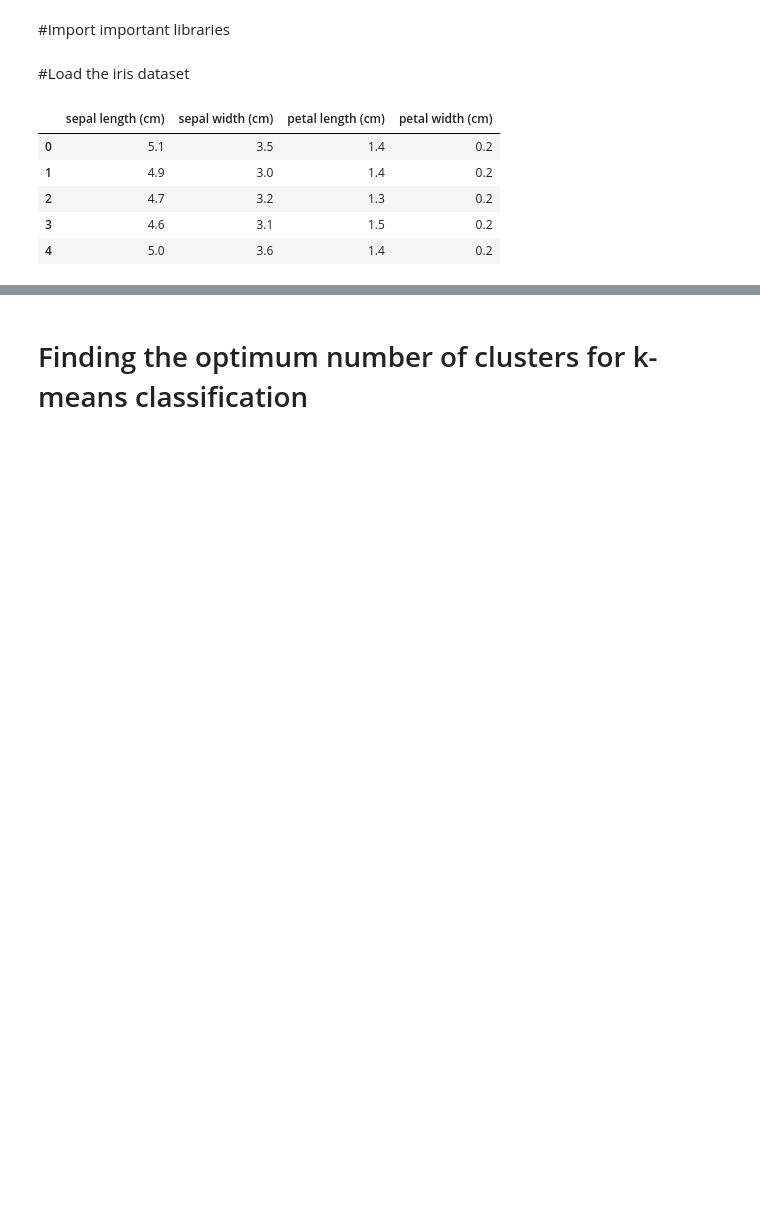
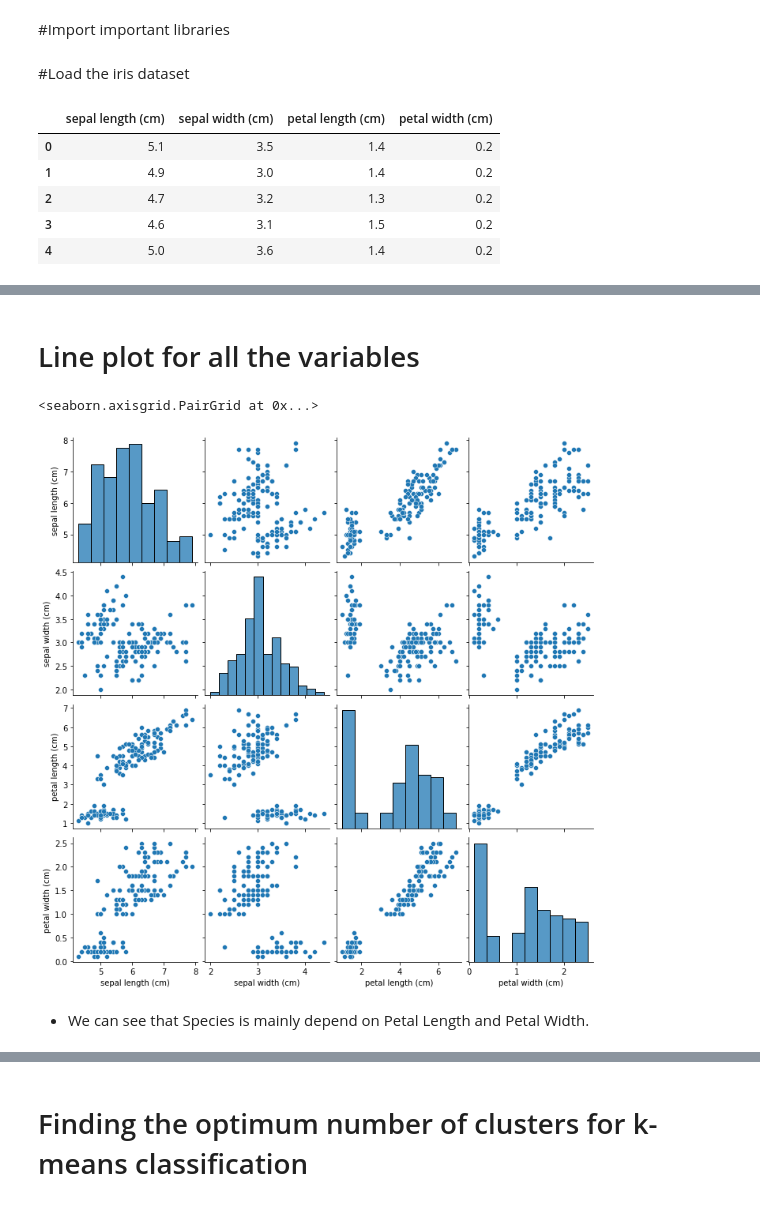
Before and after one commit to snehasamanta/TSF2, a Jupyter notebook: Prediction_using_Unsupervised_ML.ipynb, the cells around one changed output, grey strips where cells are left out. Cells and saved outputs as stored; diff of their text form; code cells hidden in the pictures; blank space fills up the shorter version.

```diff
--- a/Prediction_using_Unsupervised_ML.ipynb
+++ b/Prediction_using_Unsupervised_ML.ipynb
@@ -27 +122,10 @@ df.head()
+# %% [markdown]
+# Line plot for all the variables
+# %%
+sns.pairplot(df)
+# %% [output]
+<seaborn.axisgrid.PairGrid at 0x...>
+[figure, added]
+# %% [markdown]
+- We can see that Species is mainly depend on Petal Length and Petal Width.
 # %% [markdown]
```
Also changed, not shown: parts of 27 cells of this notebook.
